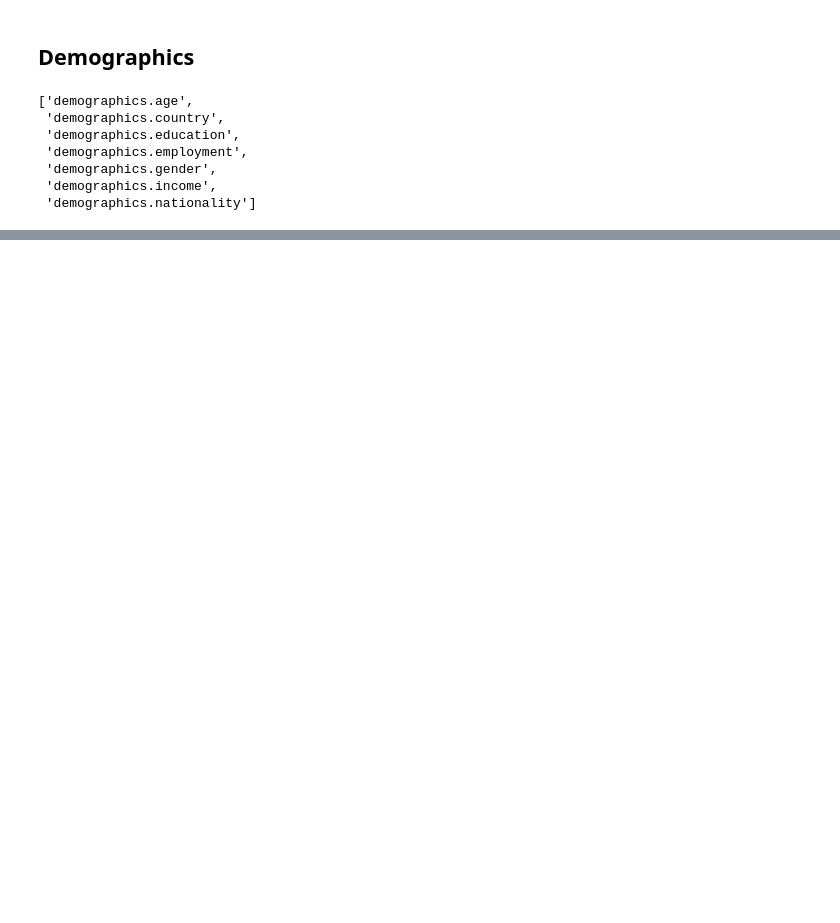
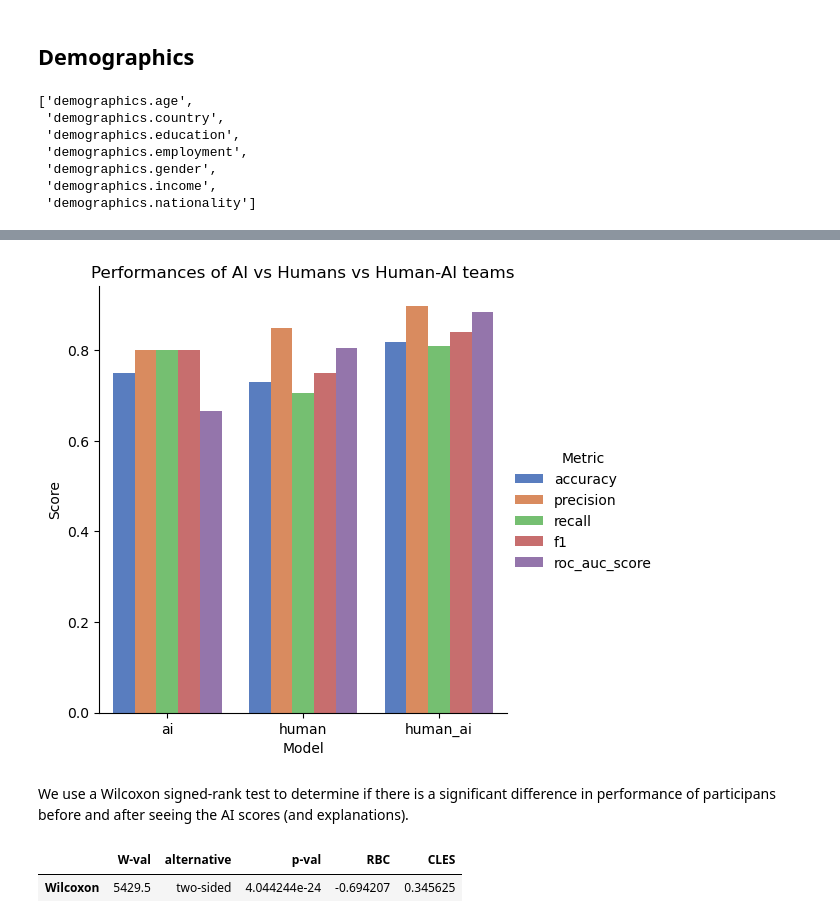
Before and after one commit to csomorbalazs/xai-experiment, a Jupyter notebook: postprocessing/Data_Analysis_XAI.ipynb, the cells around one changed output, grey strips where cells are left out. Drawn from its saved outputs; the diff is of its cells as text; code cells hidden in the pictures; blank space fills up the shorter version.

Commit message:
Analyse performance and willingness to adjust

```diff
--- a/postprocessing/Data_Analysis_XAI.ipynb
+++ b/postprocessing/Data_Analysis_XAI.ipynb
@@ -18,0 +74,3 @@ df = pd.concat([df_v1, df_v2], ignore_index=True)
+# %%
+# remove percentage sign from truthfulness and convert to int
+newsitems["truthfulness"] = newsitems["truthfulness"].apply(lambda x: int(x.replace("%", "")))
@@ -104,0 +212,4 @@ Name: demographics.gender, dtype: float64
+# %%
+RATING_THRESHOLD = 50
+
+newsitems["is_fake_news_pred"] = newsitems["truthfulness"] < RATING_THRESHOLD
@@ -104,0 +332,8 @@ Name: demographics.gender, dtype: float64
+# %%
+scores_df = pd.DataFrame({
+  "ai": ai_performance_df.iloc[0],
+  "human": human_scores,
+  "human_ai": human_ai_scores,
+})
+
+scores_df
@@ -104,0 +348,25 @@ Name: demographics.gender, dtype: float64
+# %%
+scores_plot_df = pd.melt(
+  scores_df.drop(["brier_score"]).reset_index(),
+  id_vars=["index"],
+  value_vars=["ai", "human", "human_ai"]
+)
+# %%
+import matplotlib.pyplot as plt
+import seaborn as sns
+
+c = sns.catplot(x="variable", y="value", hue="index", data=scores_plot_df,  palette="muted", kind="bar")
+plt.title("Performances of AI vs Humans vs Human-AI teams")
+plt.ylabel("Score")
+plt.xlabel("Model")
+c._legend.set_title("Metric")
+# %% [output]
+[figure, added]
+# %% [markdown]
+We use a Wilcoxon signed-rank test to determine if there is a significant difference in performance of participans before and after seeing the AI scores (and explanations).
+# %%
+wilcoxon_test = pg.wilcoxon(df["human_accuracy"], df["human_ai_accuracy"])
+wilcoxon_test
+# %% [output]
+|  | W-val | alternative | p-val | RBC | CLES |
+| Wilcoxon | 5429.5 | two-sided | 4.044244e-24 | -0.694207 | 0.345625 |
```
Also changed, not shown: parts of 66 cells of this notebook.
